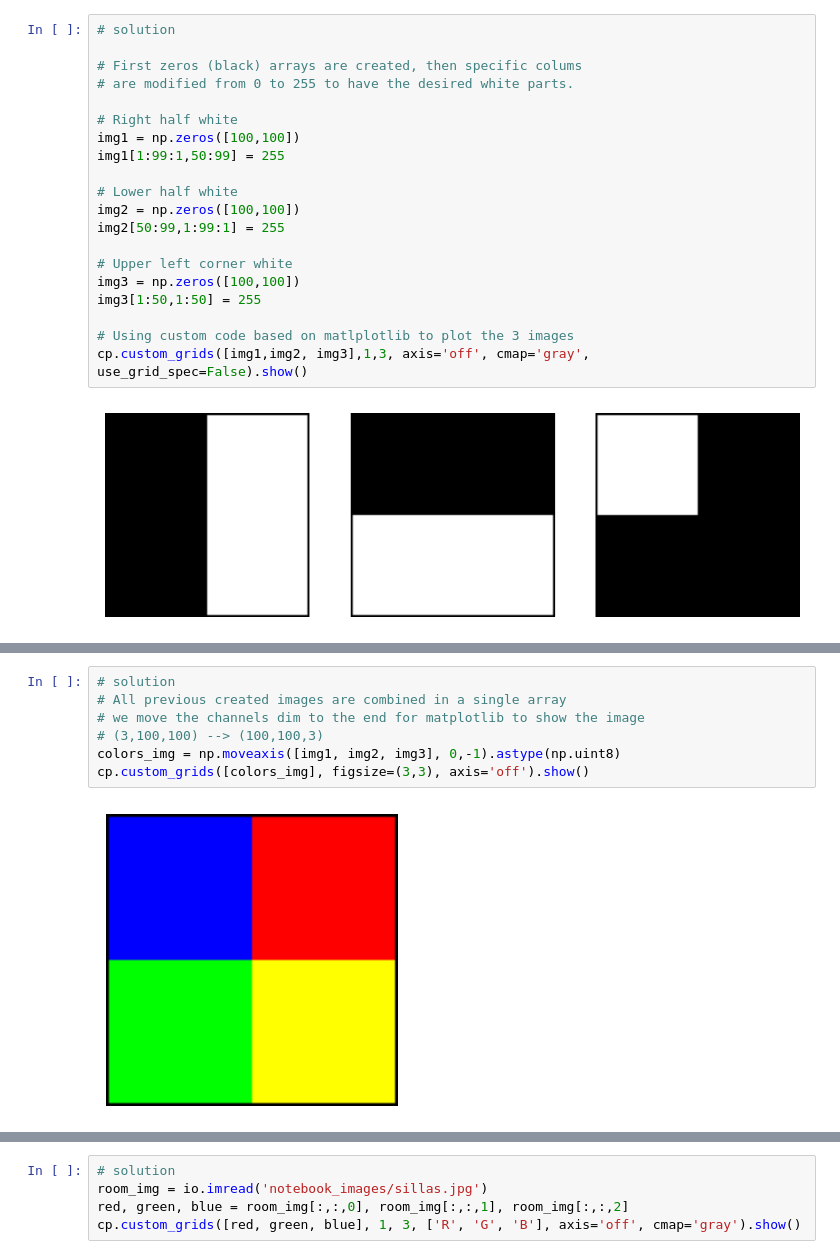
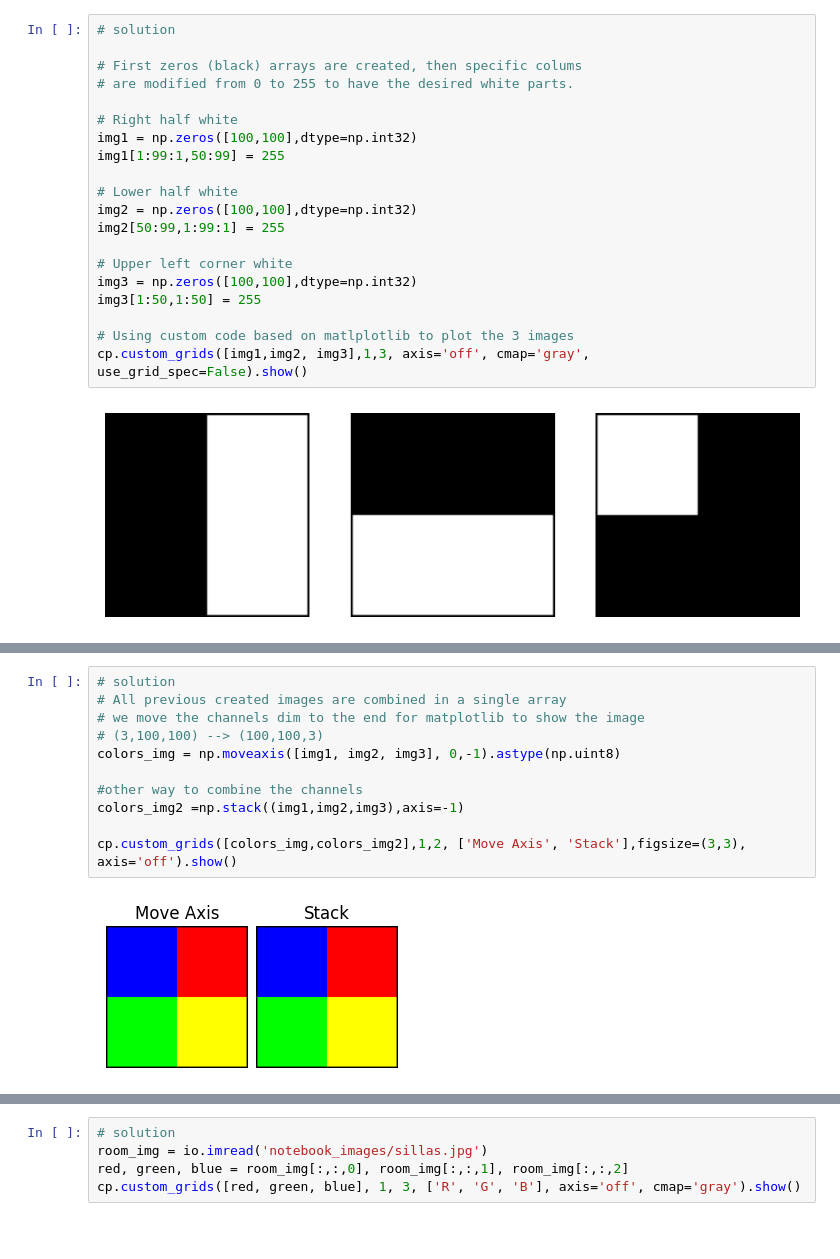
Before and after one commit to MarioROT/CV-MAI, a Jupyter notebook: Session 2/image_operators_and_filters.ipynb, the cells around one changed output, grey strips where cells are left out. Cells and saved outputs as stored; diff of their text form; blank space fills up the shorter version.

```diff
--- a/Session 2/image_operators_and_filters.ipynb
+++ b/Session 2/image_operators_and_filters.ipynb
@@ -54,15 +54,15 @@ import custom_plots as cp
 # are modified from 0 to 255 to have the desired white parts.
 
 # Right half white
-img1 = np.zeros([100,100])
+img1 = np.zeros([100,100],dtype=np.int32)
 img1[1:99:1,50:99] = 255
 
 # Lower half white
-img2 = np.zeros([100,100])
+img2 = np.zeros([100,100],dtype=np.int32)
 img2[50:99,1:99:1] = 255
 
 # Upper left corner white
-img3 = np.zeros([100,100])
+img3 = np.zeros([100,100],dtype=np.int32)
 img3[1:50,1:50] = 255
 
 # Using custom code based on matlplotlib to plot the 3 images
@@ -78,12 +87,16 @@ cp.custom_grids([img1,img2, img3],1,3, axis='off', cmap='gray', use_grid_spec=Fa
 # %%
 # solution
 # All previous created images are combined in a single array
 # we move the channels dim to the end for matplotlib to show the image
 # (3,100,100) --> (100,100,3)
 colors_img = np.moveaxis([img1, img2, img3], 0,-1).astype(np.uint8)
-cp.custom_grids([colors_img], figsize=(3,3), axis='off').show()
+
+#other way to combine the channels
+colors_img2 =np.stack((img1,img2,img3),axis=-1)
+
+cp.custom_grids([colors_img,colors_img2],1,2, ['Move Axis', 'Stack'],figsize=(3,3), axis='off').show()
 # %% [output]
-[figure, old version]
+[figure, new version]
 # %% [markdown]
 ### **Exercise: Color Manipulation**
 
```
Also changed, not shown: parts of 13 cells of this notebook.
